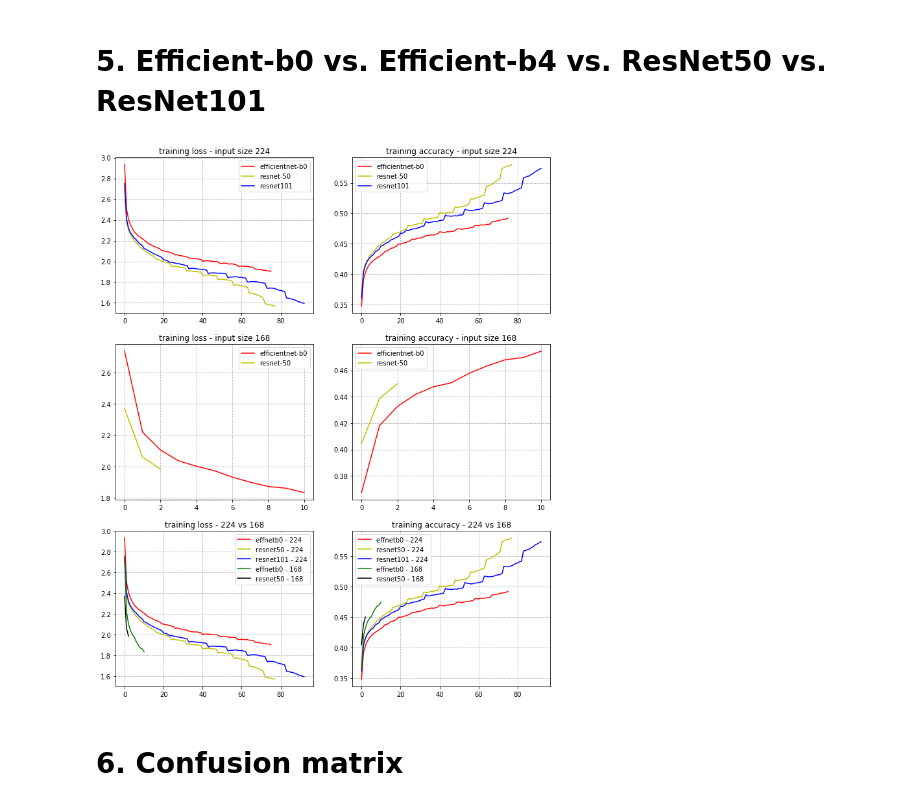
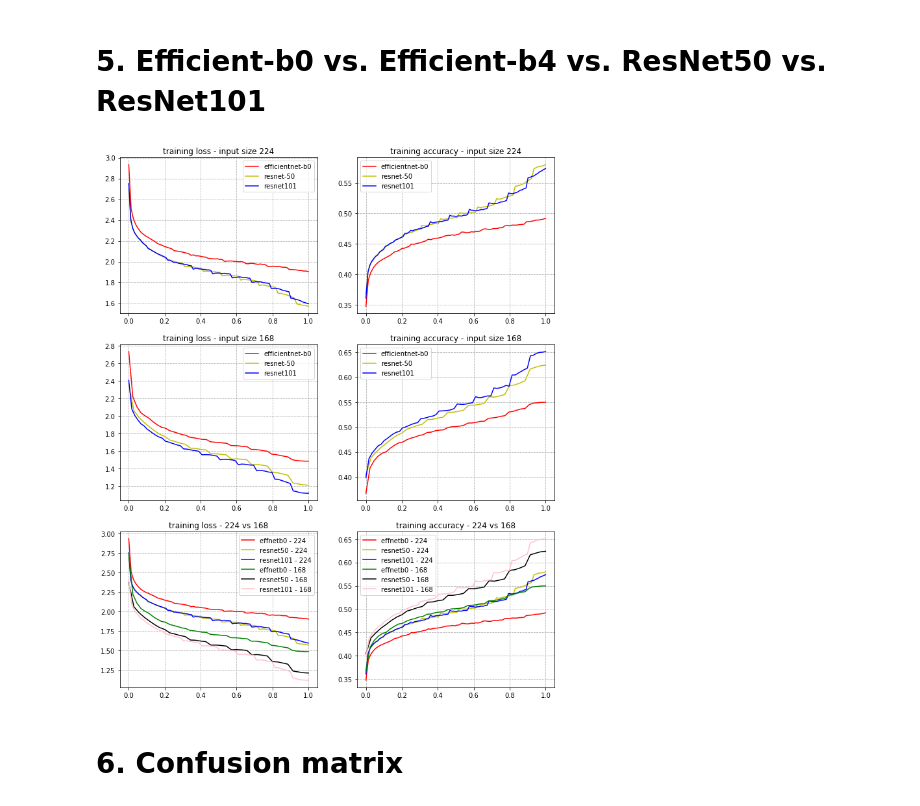
Before and after one commit to qiminchen/CoralNet, a Jupyter notebook: test_eval.ipynb, the cells around one changed output. Drawn from its saved outputs; the diff is of its cells as text; code cells hidden in the pictures.

```diff
--- a/test_eval.ipynb
+++ b/test_eval.ipynb
@@ -235,9 +235,11 @@ def read_static(file):
             acc.append(row['batch_acc'])
     return loss, acc
 # %%
-def axesplot(axes, row, col, stat, labels, title, colors=['r', 'y', 'b', 'g', 'black']):
+def axesplot(axes, row, col, stat, labels, title, colors=['r', 'y', 'b', 'g', 'black', 'pink']):
     for i, s in enumerate(stat):
-        axes[row, col].plot(s, label=labels[i], color=colors[i])
+        x = [i+1 for i in list(range(len(s)))]
+        x = [(i-min(x))/(max(x)-min(x)) for i in x]
+        axes[row, col].plot(x, s, label=labels[i], color=colors[i])
     axes[row, col].title.set_text(title)
     axes[row, col].grid(True, ls='--', lw=0.8)
     axes[row, col].legend()
@@ -249,20 +251,22 @@ re101_loss, re101_acc = read_static('/home/qimin/Downloads/loss/224/resnet_resne
 # 168
 effb0_loss_168, effb0_acc_168 = read_static('/home/qimin/Downloads/loss/168/efficientnet_b0_coralnet_nautilus_0.05_10eps_01maxlr/0/epoch_loss.csv')
 res50_loss_168, res50_acc_168 = read_static('/home/qimin/Downloads/loss/168/resnet_resnet50_coralnet_nautilus_0.05_10eps_01maxlr/0/epoch_loss.csv')
+re101_loss_168, re101_acc_168 = read_static('/home/qimin/Downloads/loss/168/resnet_resnet101_coralnet_nautilus_0.05_10eps_01maxlr/0/epoch_loss.csv')
 # %%
 labels = ['efficientnet-b0', 'resnet-50', 'resnet101']
-labelss = ['effnetb0 - 224', 'resnet50 - 224', 'resnet101 - 224', 'effnetb0 - 168', 'resnet50 - 168']
+labelss = ['effnetb0 - 224', 'resnet50 - 224', 'resnet101 - 224',
+           'effnetb0 - 168', 'resnet50 - 168', 'resnet101 - 168']
 fig, axes = plt.subplots(3, 2, figsize=(12, 15))
 axesplot(axes, 0, 0, [effb0_loss, res50_loss, re101_loss], labels, 'training loss - input size 224')
 axesplot(axes, 0, 1, [effb0_acc, res50_acc, re101_acc], labels, 'training accuracy - input size 224')
-axesplot(axes, 1, 0, [effb0_loss_168, res50_loss_168], labels[:2], 'training loss - input size 168')
-axesplot(axes, 1, 1, [effb0_acc_168, res50_acc_168], labels[:2], 'training accuracy - input size 168')
-axesplot(axes, 2, 0, [effb0_loss, res50_loss, re101_loss, effb0_loss_168, res50_loss_168], labelss,
-         'training loss - 224 vs 168')
-axesplot(axes, 2, 1, [effb0_acc, res50_acc, re101_acc, effb0_acc_168, res50_acc_168], labelss,
-         'training accuracy - 224 vs 168')
+axesplot(axes, 1, 0, [effb0_loss_168, res50_loss_168, re101_loss_168], labels, 'training loss - input size 168')
+axesplot(axes, 1, 1, [effb0_acc_168, res50_acc_168, re101_acc_168], labels, 'training accuracy - input size 168')
+axesplot(axes, 2, 0, [effb0_loss, res50_loss, re101_loss, effb0_loss_168, res50_loss_168, re101_loss_168],
+         labelss, 'training loss - 224 vs 168')
+axesplot(axes, 2, 1, [effb0_acc, res50_acc, re101_acc, effb0_acc_168, res50_acc_168, re101_acc_168],
+         labelss, 'training accuracy - 224 vs 168')
 # %% [output]
-[figure, old version]
+[figure, new version]
 # %% [markdown]
 # 6. Confusion matrix
 # %%
```
Also changed, not shown: parts of 9 cells of this notebook.
